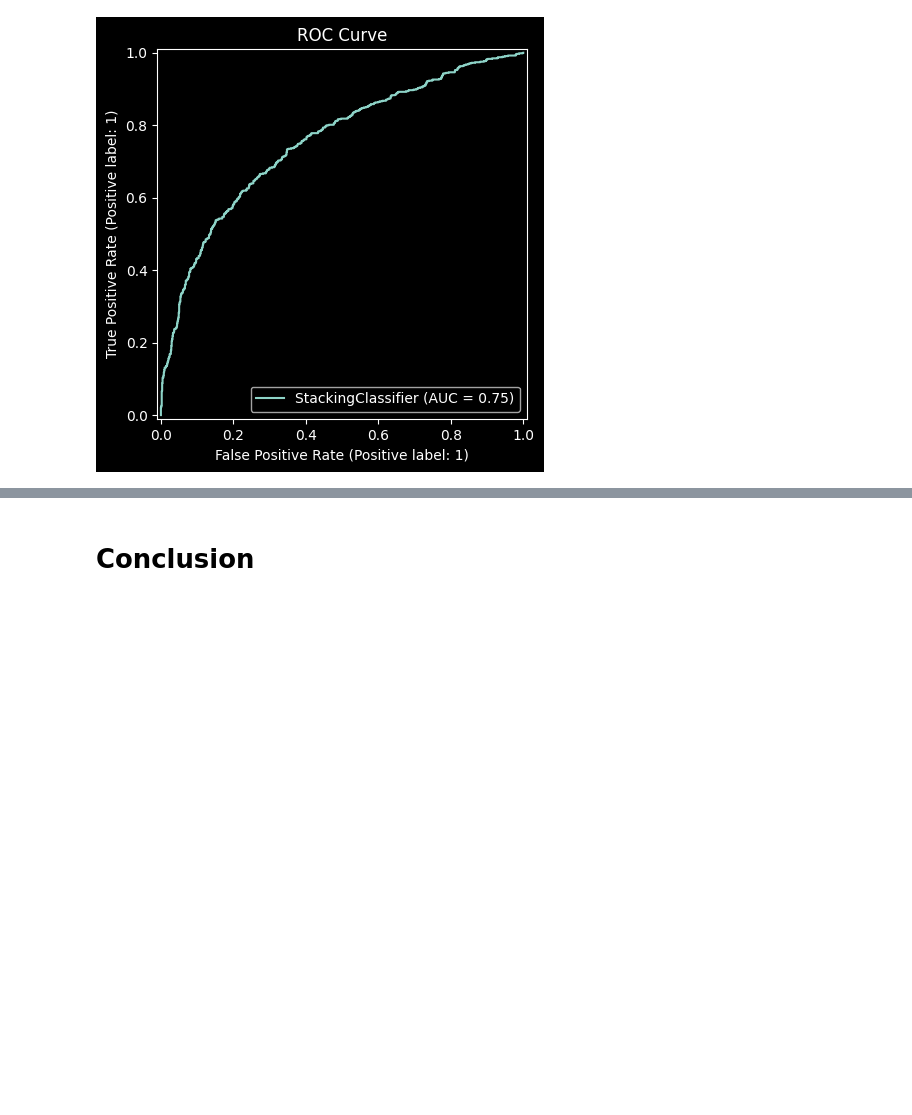
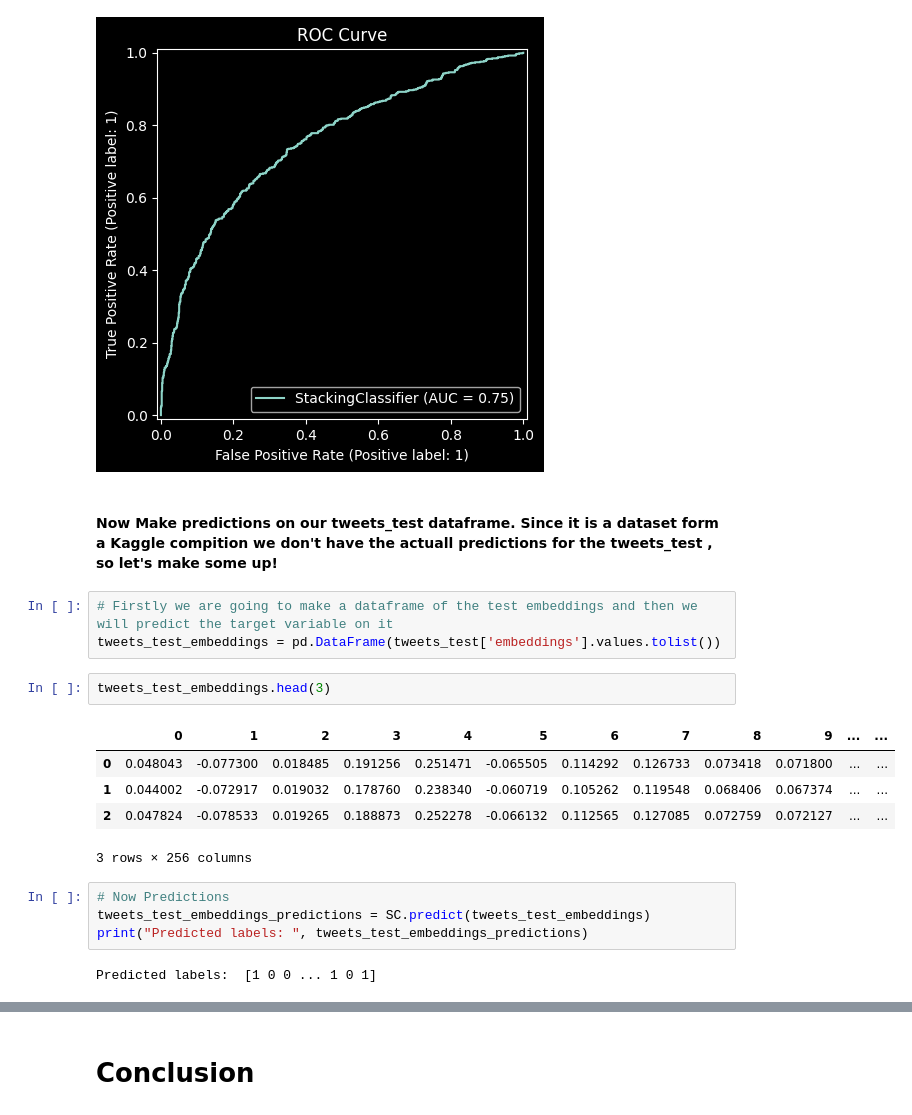
Before and after one commit to ChiragB254/Big-Data-Tweet-Classification, a Jupyter notebook: main.ipynb, the cells around one changed output, grey strips where cells are left out. Drawn from its saved outputs; the diff is of its cells as text; blank space fills up the shorter version.

```diff
--- a/main.ipynb
+++ b/main.ipynb
@@ -1058,3 +1058,22 @@ plt.title("ROC Curve")
 plt.show()
 # %% [output]
 [figure]
+# %% [markdown]
+#### Now Make predictions on our tweets_test dataframe. Since it is a dataset form a Kaggle compition we don't have the actuall predictions for the tweets_test , so let's make some up!
+# %%
+# Firstly we are going to make a dataframe of the test embeddings and then we will predict the target variable on it
+tweets_test_embeddings = pd.DataFrame(tweets_test['embeddings'].values.tolist())
+# %%
+tweets_test_embeddings.head(3)
+# %% [output]
+|  | 0 | 1 | 2 | 3 | 4 | 5 | 6 | 7 | 8 | 9 | ... | ... |
+| 0 | 0.048043 | -0.077300 | 0.018485 | 0.191256 | 0.251471 | -0.065505 | 0.114292 | 0.126733 | 0.073418 | 0.071800 | ... | ... |
+| 1 | 0.044002 | -0.072917 | 0.019032 | 0.178760 | 0.238340 | -0.060719 | 0.105262 | 0.119548 | 0.068406 | 0.067374 | ... | ... |
+| 2 | 0.047824 | -0.078533 | 0.019265 | 0.188873 | 0.252278 | -0.066132 | 0.112565 | 0.127085 | 0.072759 | 0.072127 | ... | ... |
+3 rows × 256 columns
+# %%
+# Now Predictions
+tweets_test_embeddings_predictions = SC.predict(tweets_test_embeddings)
+print("Predicted labels: ", tweets_test_embeddings_predictions)
+# %% [output]
+Predicted labels:  [1 0 0 ... 1 0 1]
```
Also changed, not shown: parts of 2 cells of this notebook.
